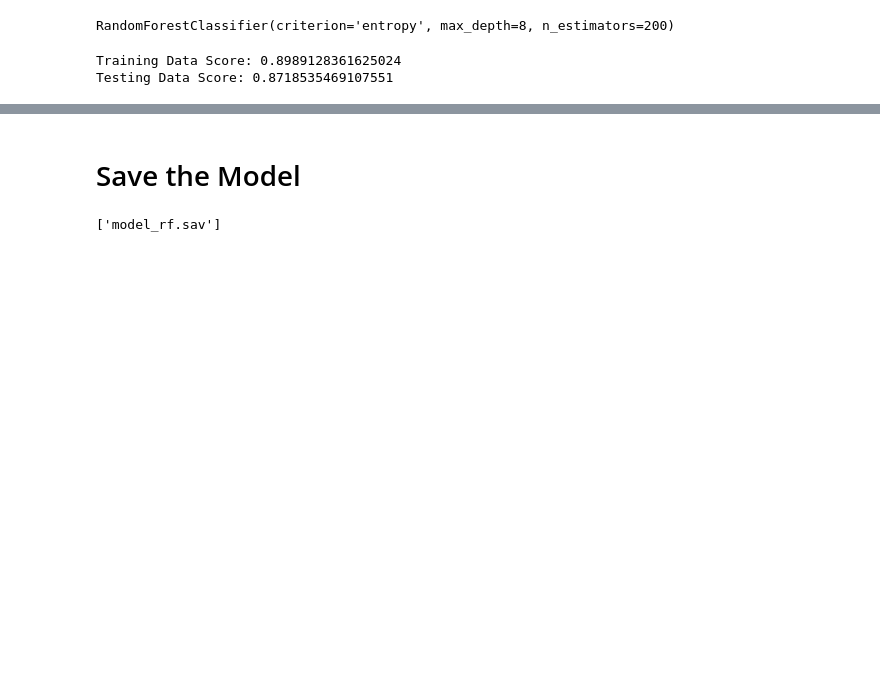
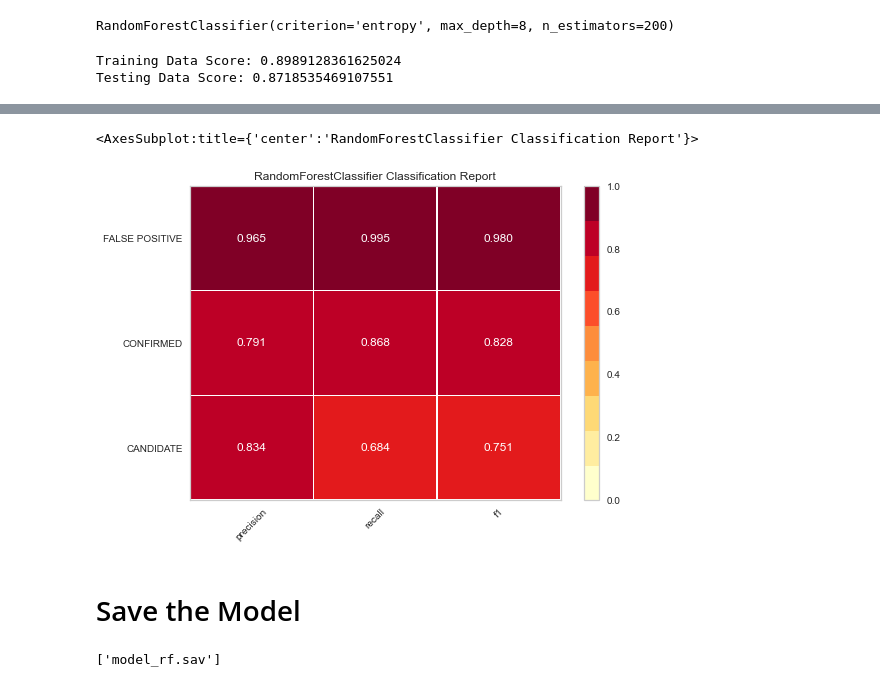
Before and after one commit to kk-deng/Exoplanets-Classifier-ML, a Jupyter notebook: model_3.ipynb, the cells around one changed output, grey strips where cells are left out. Saved outputs shown, nothing was run; the diff lists cells and outputs as text; code cells hidden in the pictures; blank space fills up the shorter version.

Commit message:
Updated with classification report

```diff
--- a/model_3.ipynb
+++ b/model_3.ipynb
@@ -243,3 +255,12 @@ Testing Data Score: 0.8718535469107551
+# %%
+from yellowbrick.classifier import ClassificationReport
+visualizer = ClassificationReport(model3)
+visualizer.fit(X_train_scaled, y_train)
+visualizer.score(X_test_scaled, y_test)
+visualizer.show(outpath="image/model3_randomforest_report.png")
+# %% [output]
+<AxesSubplot:title={'center':'RandomForestClassifier Classification Report'}>
+[figure, added]
 # %% [markdown]
 # Save the Model
 # %%
```
Also changed, not shown: parts of 6 cells of this notebook, 3 other files.
